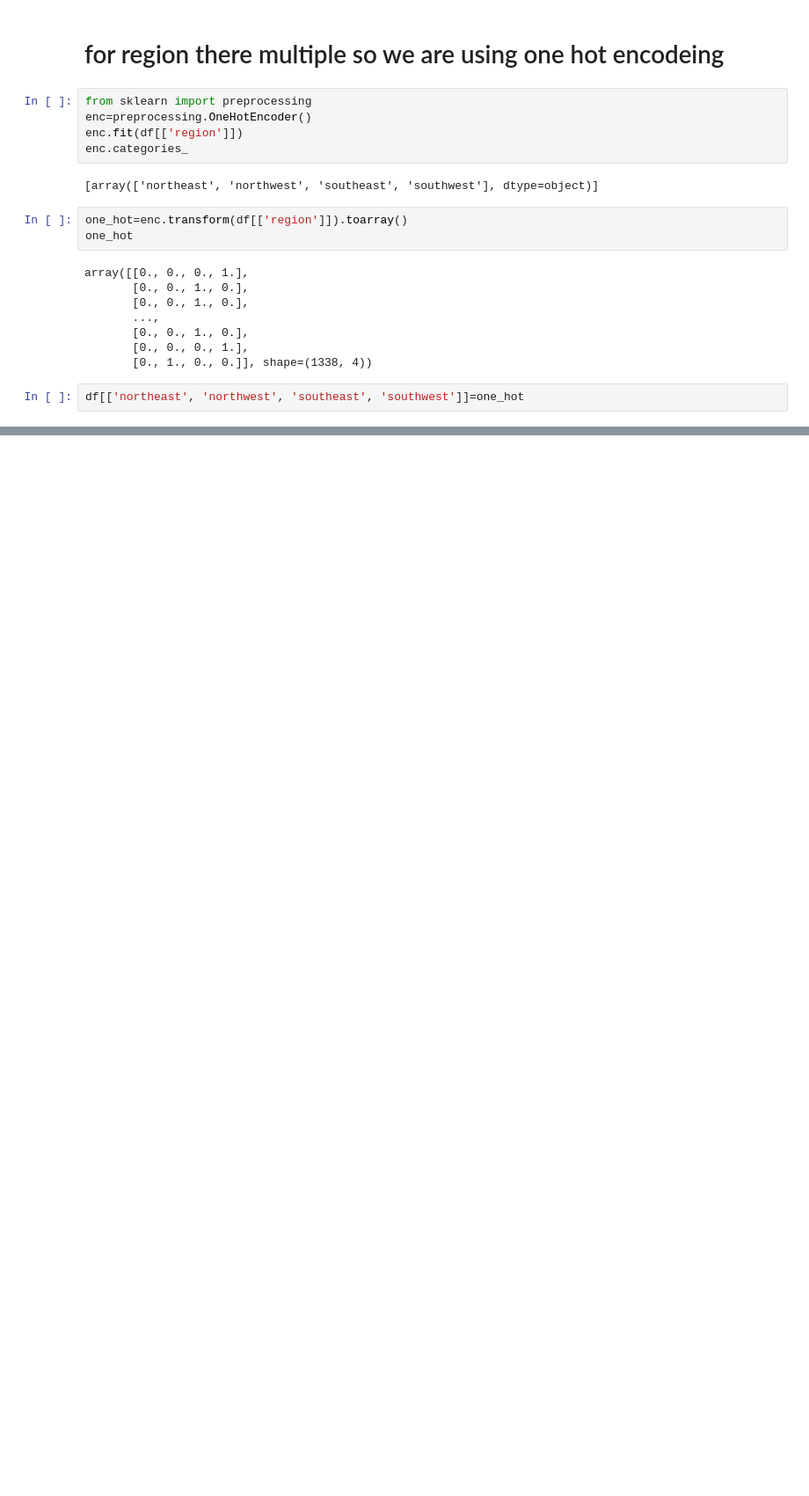
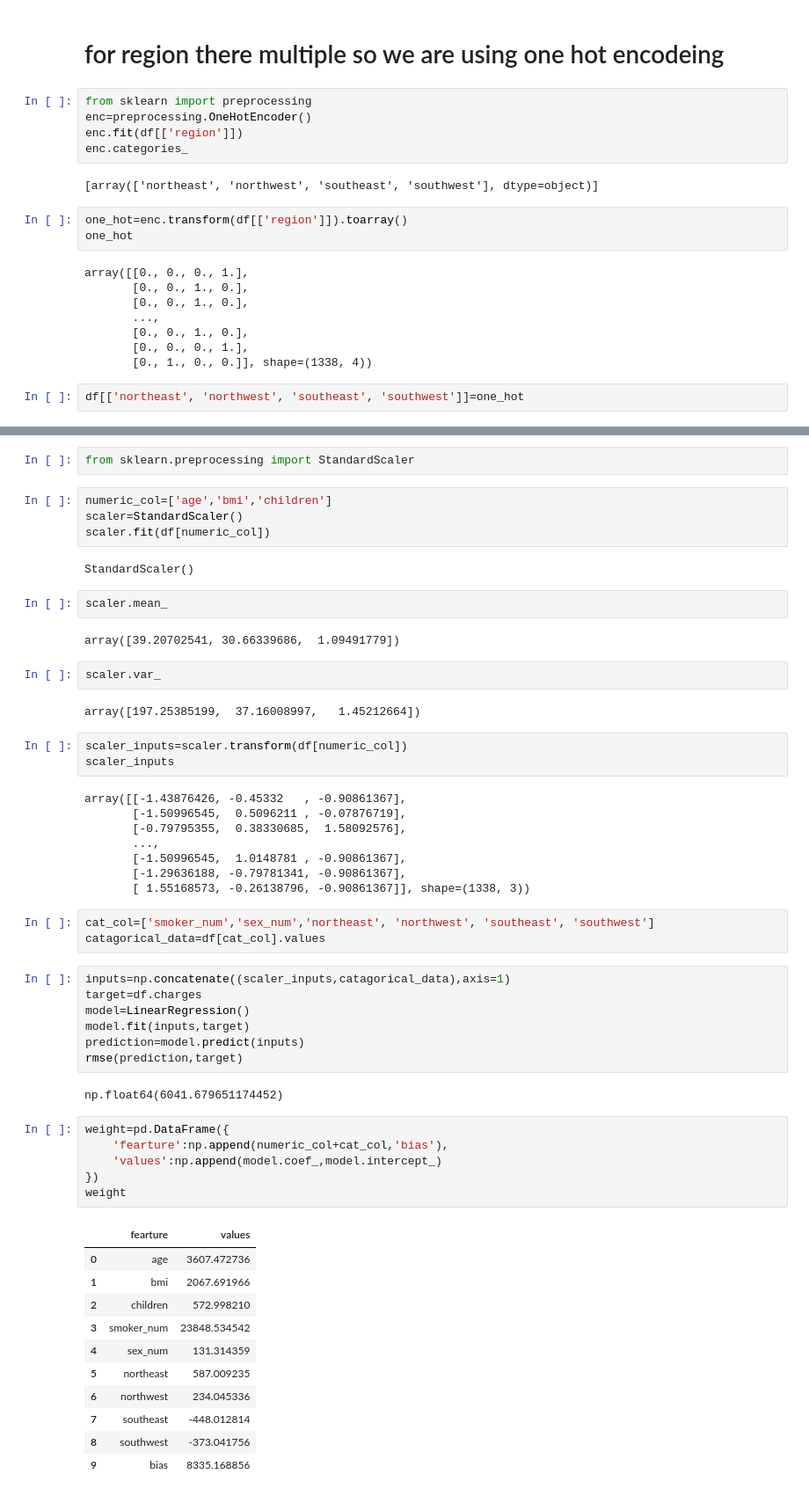
Before and after one commit to harsha72127/Machine_learning, a Jupyter notebook: regression.ipynb, the cells around one changed output, grey strips where cells are left out. Shown at 88% size. Saved outputs shown, nothing was run; the diff lists cells and outputs as text; blank space fills up the shorter version.

Commit message:
completed linear_regression

```diff
--- a/regression.ipynb
+++ b/regression.ipynb
@@ -439,0 +452,57 @@ ValueError: All arrays must be of the same length
+# %%
+from sklearn.preprocessing import StandardScaler
+# %%
+numeric_col=['age','bmi','children']
+scaler=StandardScaler()
+scaler.fit(df[numeric_col])
+# %% [output]
+StandardScaler()
+# %%
+scaler.mean_
+# %% [output]
+array([39.20702541, 30.66339686,  1.09491779])
+# %%
+scaler.var_
+# %% [output]
+array([197.25385199,  37.16008997,   1.45212664])
+# %%
+scaler_inputs=scaler.transform(df[numeric_col])
+scaler_inputs
+# %% [output]
+array([[-1.43876426, -0.45332   , -0.90861367],
+       [-1.50996545,  0.5096211 , -0.07876719],
+       [-0.79795355,  0.38330685,  1.58092576],
+       ...,
+       [-1.50996545,  1.0148781 , -0.90861367],
+       [-1.29636188, -0.79781341, -0.90861367],
+       [ 1.55168573, -0.26138796, -0.90861367]], shape=(1338, 3))
+# %%
+cat_col=['smoker_num','sex_num','northeast', 'northwest', 'southeast', 'southwest']
+catagorical_data=df[cat_col].values
+# %%
+inputs=np.concatenate((scaler_inputs,catagorical_data),axis=1)
+target=df.charges
+model=LinearRegression()
+model.fit(inputs,target)
+prediction=model.predict(inputs)
+rmse(prediction,target)
+# %% [output]
+np.float64(6041.679651174452)
+# %%
+weight=pd.DataFrame({
+    'fearture':np.append(numeric_col+cat_col,'bias'),
+    'values':np.append(model.coef_,model.intercept_)
+})
+weight
+# %% [output]
+|  | fearture | values |
+| 0 | age | 3607.472736 |
+| 1 | bmi | 2067.691966 |
+| 2 | children | 572.998210 |
+| 3 | smoker_num | 23848.534542 |
+| 4 | sex_num | 131.314359 |
+| 5 | northeast | 587.009235 |
+| 6 | northwest | 234.045336 |
+| 7 | southeast | -448.012814 |
+| 8 | southwest | -373.041756 |
+| 9 | bias | 8335.168856 |
```
Also changed, not shown: parts of 14 cells of this notebook, 1 other file.
